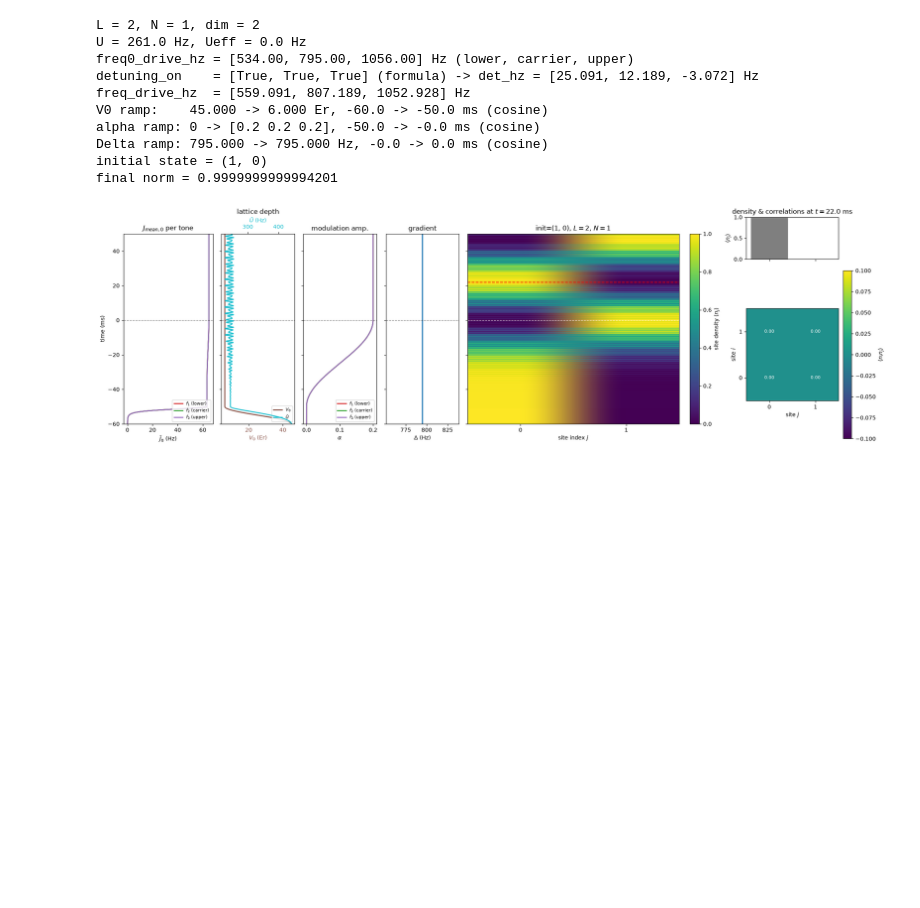
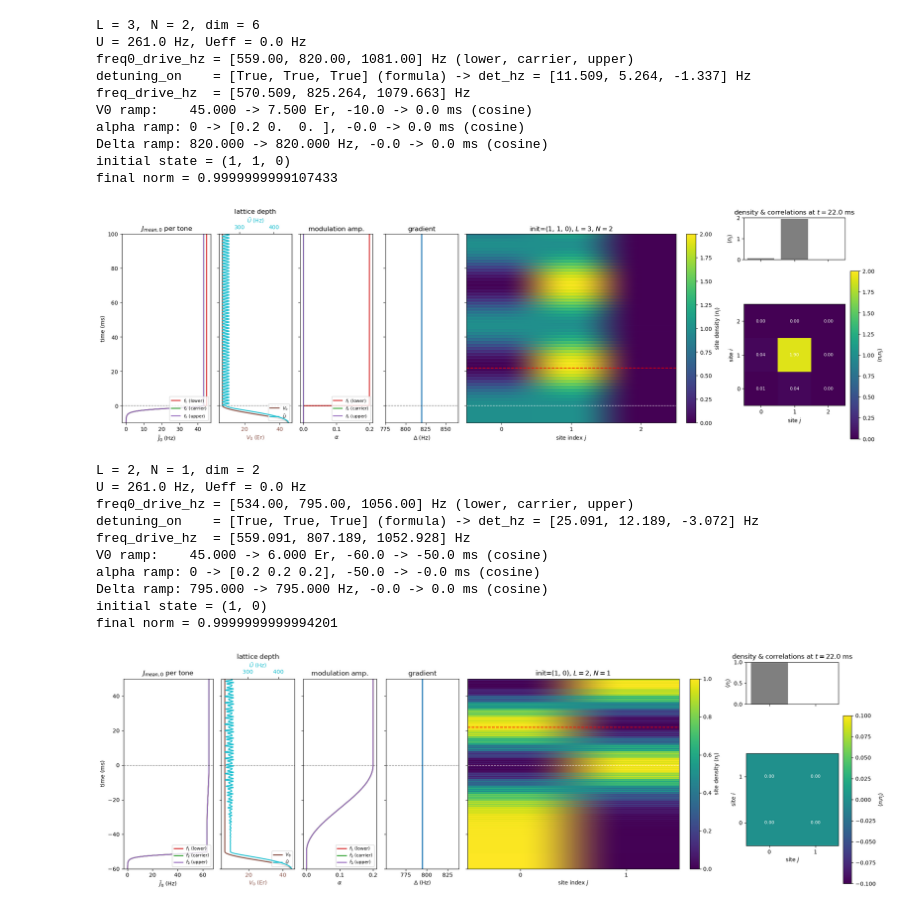
Before and after one commit to eunice-yookyung/EuniceRb, a Jupyter notebook: quspin-mac/floquet_evolution_1.ipynb, the cells around one changed output. Cells and saved outputs as stored; diff of their text form; code cells hidden in the pictures; blank space fills up the shorter version.

```diff
--- a/quspin-mac/floquet_evolution_1.ipynb
+++ b/quspin-mac/floquet_evolution_1.ipynb
@@ -632,3 +666,36 @@ final norm = 0.9999999692488444
+# %%
+# rabi oscillations, N=2, L=3, single tone
+evolve_grad_V0_floquet(
+        state_init            = [1, 1, 0],
+        U_hz                  = 261.0,
+        Ueff_hz               = 0.0,
+        V0_range_ER           = [45.0, 7.5],
+        t_ramp_V0             = [-10.0, 0.0],
+        RAMP_SHAPE_V0         = "cosine",
+        alpha                 = [0.2, 0.0, 0.0],
+        t_ramp_alpha          = [-0.0, 0.0],
+        RAMP_SHAPE_ALPHA      = "cosine",
+        DETUNING_ON           = [True, True, True],
+        detuning_vals_hz      = [],
+        Delta_range_hz        = [820.0, 820.0],
+        Delta_fixed_hz        = 820.0,
+        t_ramp_Delta          = [-0.0, 0.0],
+        RAMP_SHAPE_DELTA      = "cosine",
+        t_correlation_plot_ms = 22.0,
+        t_evolution_ms        = 100,
+    )
+# %% [output]
+L = 3, N = 2, dim = 6
+U = 261.0 Hz, Ueff = 0.0 Hz
+freq0_drive_hz = [559.00, 820.00, 1081.00] Hz (lower, carrier, upper)
+detuning_on    = [True, True, True] (formula) -> det_hz = [11.509, 5.264, -1.337] Hz
+freq_drive_hz  = [570.509, 825.264, 1079.663] Hz
+V0 ramp:    45.000 -> 7.500 Er, -10.0 -> 0.0 ms (cosine)
+alpha ramp: 0 -> [0.2 0.  0. ], -0.0 -> 0.0 ms (cosine)
+Delta ramp: 820.000 -> 820.000 Hz, -0.0 -> 0.0 ms (cosine)
+initial state = (1, 1, 0)
+final norm = 0.9999999999107433
+[figure, added]
 # %%
 # ----------------------------
 # Single particle state
```
Also changed, not shown: parts of 3 cells of this notebook, 6 other files.
